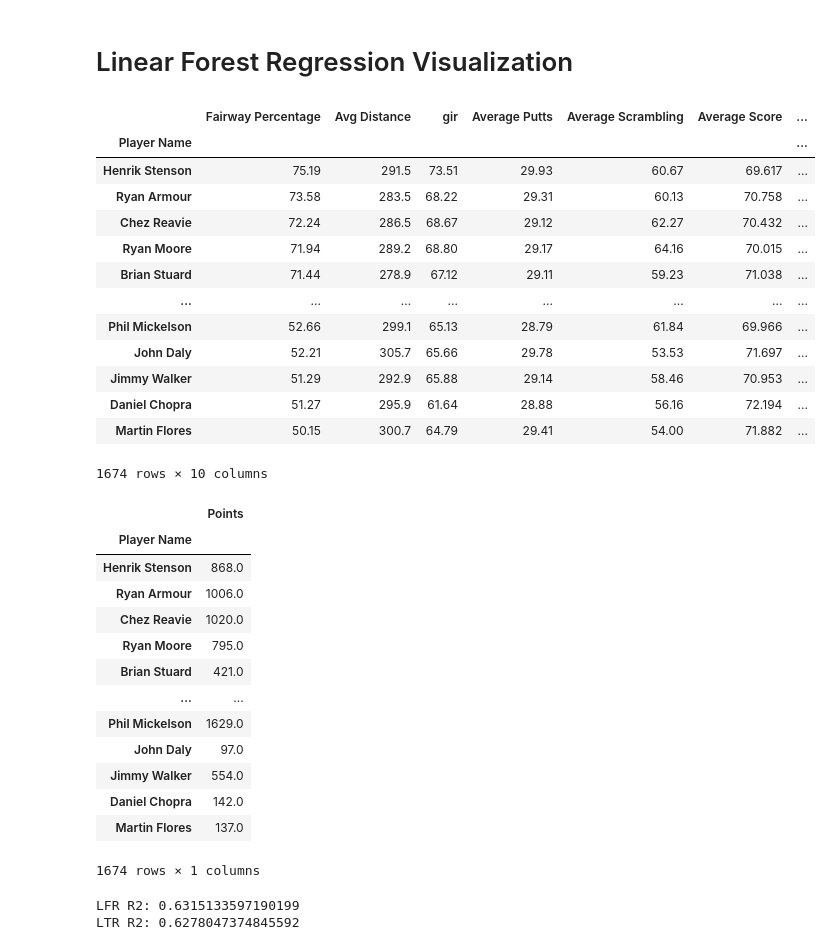
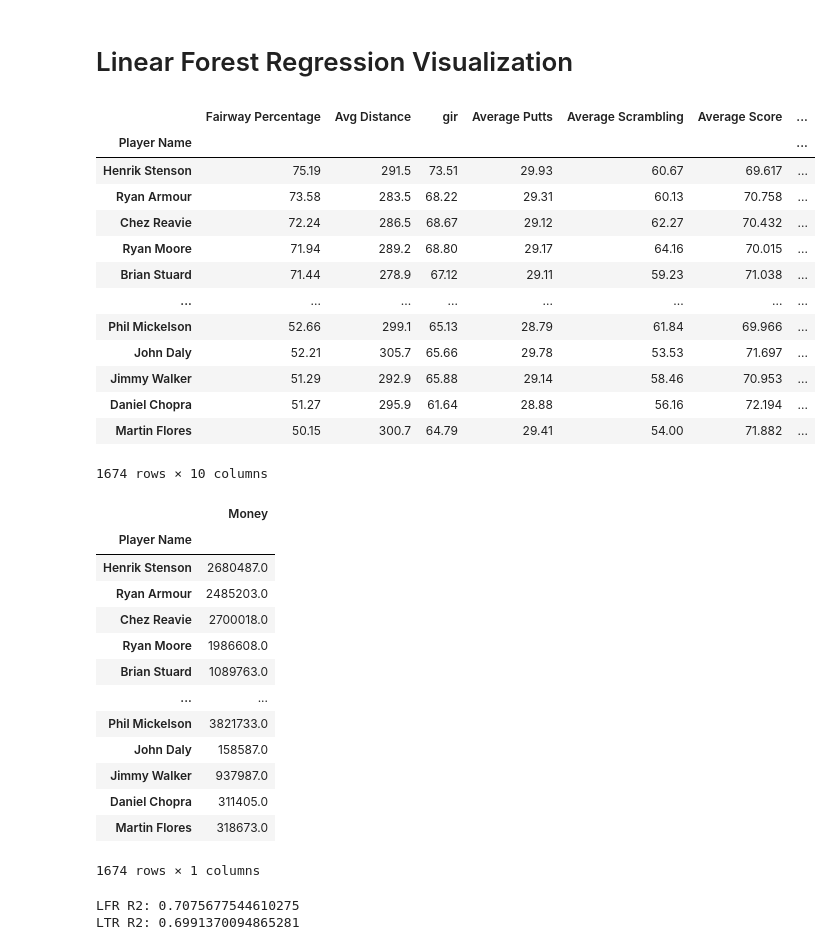
Before and after one commit to michaelmoschitto/golf-success-predictor, a Jupyter notebook: models/LinearTree.ipynb, the cells around one changed output. Drawn from its saved outputs; the diff is of its cells as text; code cells hidden in the pictures.

Commit message:
Classification Attempt & LinearForestRegressor NCV For Money Prediction

```diff
--- a/models/LinearTree.ipynb
+++ b/models/LinearTree.ipynb
@@ -840,7 +840,7 @@ Overall Average R2 Score: 0.6593558885431338
 # %%
 # Data
 ltr_pred_df = per_year_df
-X, Y = get_X_Y(ltr_pred_df, target = "Points")
+X, Y = get_X_Y(ltr_pred_df, target = "Money")
 
 display(X)
 display(Y)
@@ -855,47 +855,47 @@ X_train, X_test, y_train, y_test = train_test_split(X, Y, test_size=0.20, random
 
 # Train Model
 lfr = LinearForestRegressor(base_estimator=LinearRegression(), max_features="sqrt")
 lfr.fit(X_train, y_train)
 yh = lfr.predict(X_test)
 
 # R2 Score
 print("LFR R2: " + str(r2_score(y_test, yh)))
 
 # Plot Typical Tree
 ltr = LinearTreeRegressor(base_estimator=LinearRegression(), max_depth=10)
 ltr.fit(X_train, y_train)
 yh2 = ltr.predict(X_test)
 print("LTR R2: " + str(r2_score(y_test, yh2)))
 ltr.plot_model(feature_names=["Frwy%", "AvgDst", "gir", "AvgPtt", "AvgScrmbl", "AvgScr", "AvgSGPtt", "SG:OTT", "SG:APR", "SG:ARG"])
 # %% [output]
 |  | Fairway Percentage | Avg Distance | gir | Average Putts | Average Scrambling | Average Score | ... |
 | Player Name |  |  |  |  |  |  | ... |
 | Henrik Stenson | 75.19 | 291.5 | 73.51 | 29.93 | 60.67 | 69.617 | ... |
 | Ryan Armour | 73.58 | 283.5 | 68.22 | 29.31 | 60.13 | 70.758 | ... |
 | Chez Reavie | 72.24 | 286.5 | 68.67 | 29.12 | 62.27 | 70.432 | ... |
 | Ryan Moore | 71.94 | 289.2 | 68.80 | 29.17 | 64.16 | 70.015 | ... |
 | Brian Stuard | 71.44 | 278.9 | 67.12 | 29.11 | 59.23 | 71.038 | ... |
 | ... | ... | ... | ... | ... | ... | ... | ... |
 | Phil Mickelson | 52.66 | 299.1 | 65.13 | 28.79 | 61.84 | 69.966 | ... |
 | John Daly | 52.21 | 305.7 | 65.66 | 29.78 | 53.53 | 71.697 | ... |
 | Jimmy Walker | 51.29 | 292.9 | 65.88 | 29.14 | 58.46 | 70.953 | ... |
 | Daniel Chopra | 51.27 | 295.9 | 61.64 | 28.88 | 56.16 | 72.194 | ... |
 | Martin Flores | 50.15 | 300.7 | 64.79 | 29.41 | 54.00 | 71.882 | ... |
 1674 rows × 10 columns
-|  | Points |
+|  | Money |
 | Player Name |  |
-| Henrik Stenson | 868.0 |
-| Ryan Armour | 1006.0 |
-| Chez Reavie | 1020.0 |
-| Ryan Moore | 795.0 |
-| Brian Stuard | 421.0 |
+| Henrik Stenson | 2680487.0 |
+| Ryan Armour | 2485203.0 |
+| Chez Reavie | 2700018.0 |
+| Ryan Moore | 1986608.0 |
+| Brian Stuard | 1089763.0 |
 | ... | ... |
-| Phil Mickelson | 1629.0 |
-| John Daly | 97.0 |
-| Jimmy Walker | 554.0 |
-| Daniel Chopra | 142.0 |
-| Martin Flores | 137.0 |
+| Phil Mickelson | 3821733.0 |
+| John Daly | 158587.0 |
+| Jimmy Walker | 937987.0 |
+| Daniel Chopra | 311405.0 |
+| Martin Flores | 318673.0 |
 1674 rows × 1 columns
-LFR R2: 0.6315133597190199
-LTR R2: 0.6278047374845592
+LFR R2: 0.7075677544610275
+LTR R2: 0.6991370094865281
 [figure]
```
